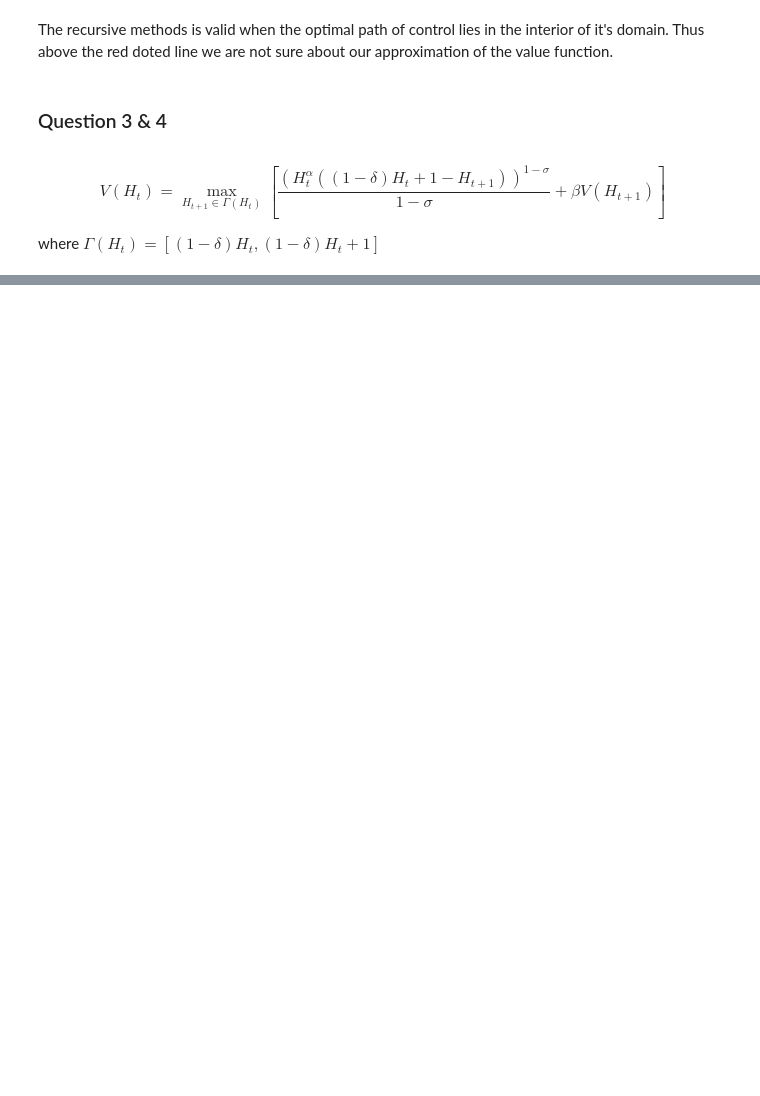
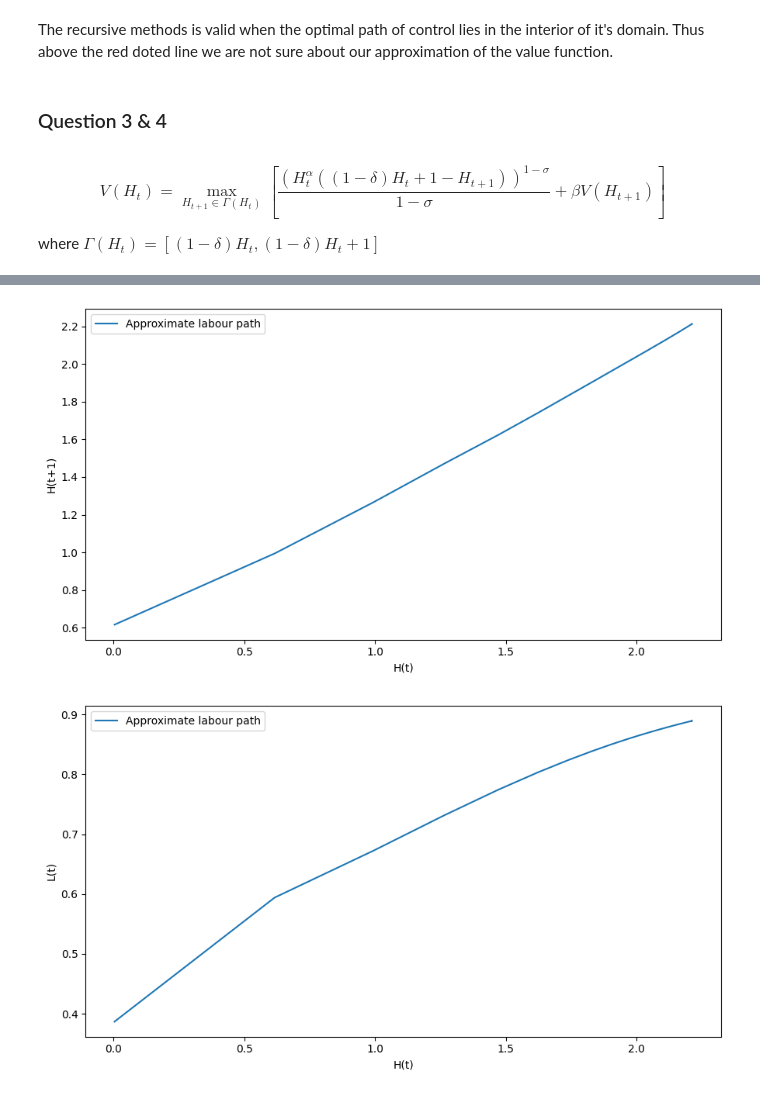
Before and after one commit to Maxclt/dynamic_programming, a Jupyter notebook: notebooks/advanced_programming_project.ipynb, the cells around one changed output, grey strips where cells are left out. Saved outputs shown, nothing was run; the diff lists cells and outputs as text; code cells hidden in the pictures; blank space fills up the shorter version.

```diff
--- a/notebooks/advanced_programming_project.ipynb
+++ b/notebooks/advanced_programming_project.ipynb
@@ -84,0 +249,22 @@ greedy_solver.plot_results("Value")
+# %%
+fig, ax = plt.subplots(figsize=(9, 5))
+ax.plot(h_hat_path[:-1], h_hat_path[1:], label=r"Approximate labour path")
+plt.ylabel(r"H(t+1)")
+plt.xlabel(r"H(t)")
+plt.tight_layout()
+plt.legend(loc="best")
+plt.tight_layout()
+plt.show()
+
+
+fig, ax = plt.subplots(figsize=(9, 5))
+ax.plot(h_hat_path, l_hat_path, label=r"Approximate labour path")
+plt.ylabel(r"L(t)")
+plt.xlabel(r"H(t)")
+plt.tight_layout()
+plt.legend(loc="best")
+plt.tight_layout()
+plt.show()
+# %% [output]
+[figure, added]
+[figure, added]
```
Also changed, not shown: parts of 21 cells of this notebook, 5 other files.
